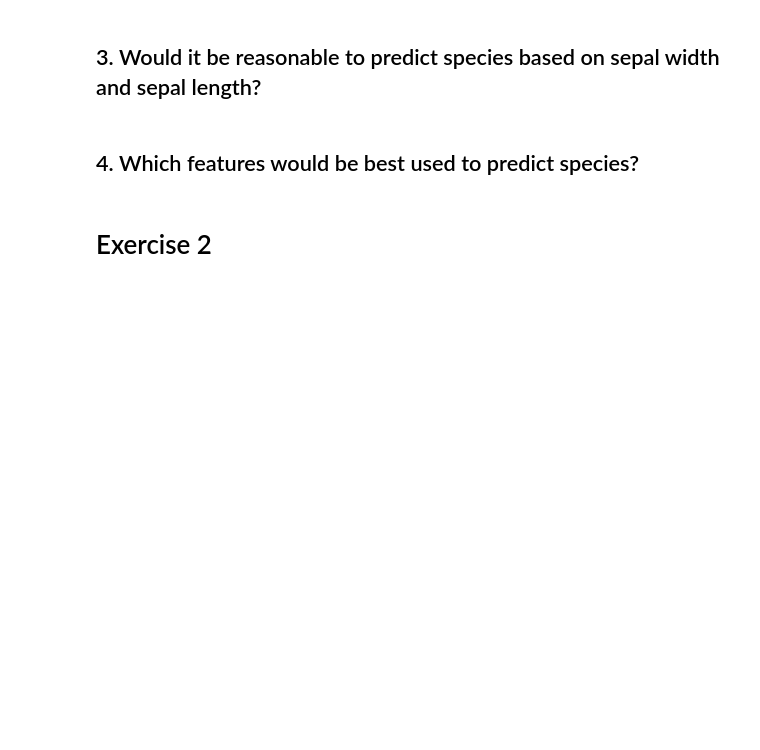
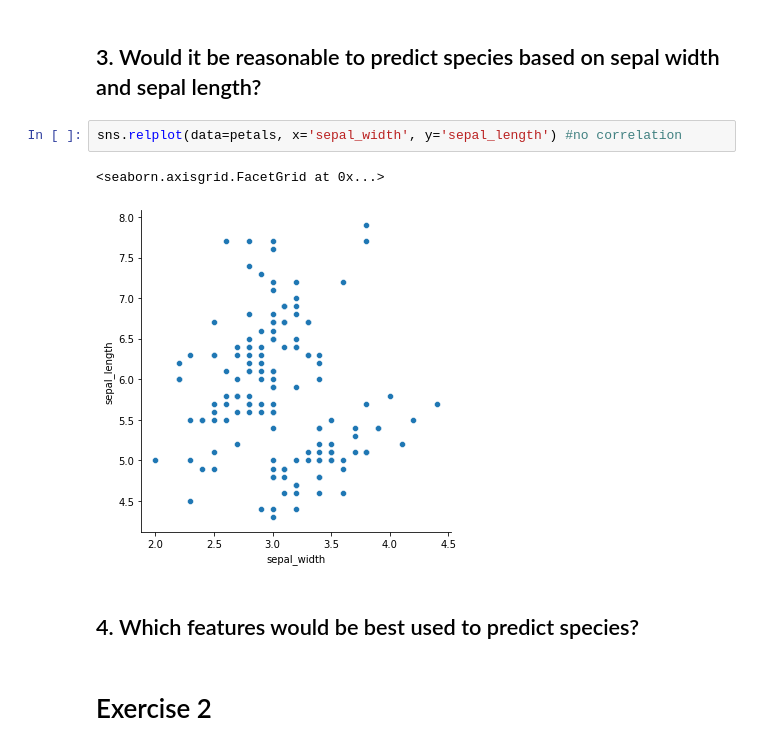
Before and after one commit to kanieladenis/numpy-pandas-visualization-exercises, a Jupyter notebook: seaborn_exercises.ipynb, the cells around one changed output. Drawn from its saved outputs; the diff is of its cells as text; blank space fills up the shorter version.

```diff
--- a/seaborn_exercises.ipynb
+++ b/seaborn_exercises.ipynb
@@ -29,5 +71,10 @@ df.head()
 # %% [markdown]
 ## 3. Would it be reasonable to predict species based on sepal width and sepal length?
+# %%
+sns.relplot(data=petals, x='sepal_width', y='sepal_length') #no correlation
+# %% [output]
+<seaborn.axisgrid.FacetGrid at 0x...>
+[figure, added]
 # %% [markdown]
 ## 4. Which features would be best used to predict species?
 # %% [markdown]
```
Also changed, not shown: parts of 37 cells of this notebook.
